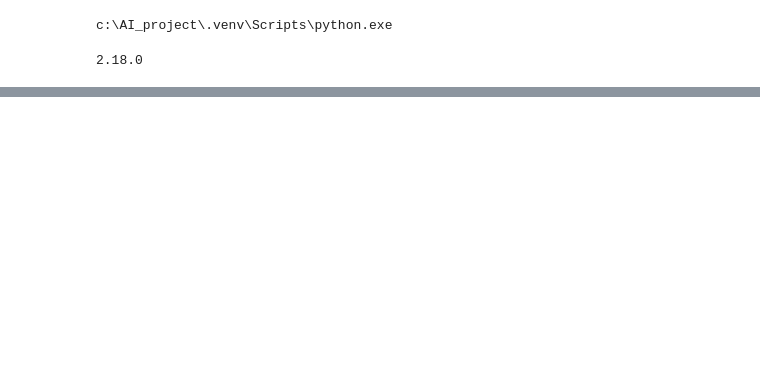
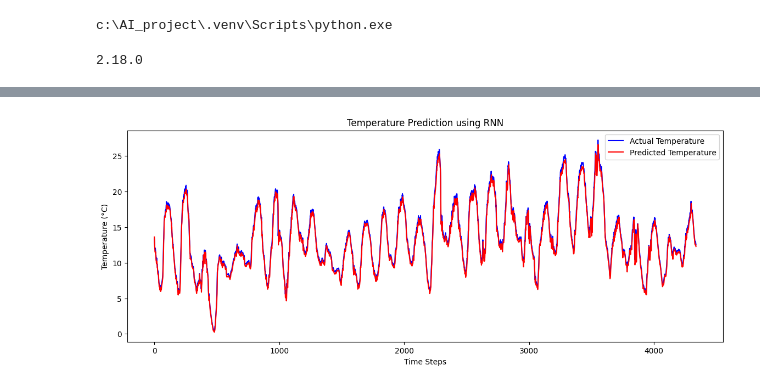
Before and after one commit to PlaidMoon99/AI_project, a Jupyter notebook: DeepLearning.ipynb, the cells around one changed output, grey strips where cells are left out. Drawn from its saved outputs; the diff is of its cells as text; code cells hidden in the pictures; blank space fills up the shorter version.

```diff
--- a/DeepLearning.ipynb
+++ b/DeepLearning.ipynb
@@ -73,0 +131,10 @@ print(sys.path)
+# %%
+# 3. RNN 모델 구성
+model = Sequential([
+    SimpleRNN(50, return_sequences=False, input_shape=(X.shape[1], 1)),
+    Dense(1)
+])
+model.compile(optimizer='adam', loss='mean_squared_error')
+# %%
+# 4. 모델 학습
+history = model.fit(X_train, y_train, epochs=5, batch_size=32, validation_data=(X_test, y_test))
@@ -73,0 +152,4 @@ print(sys.path)
+# %%
+# 5. 예측
+predictions = model.predict(X_test)
+predictions = scaler.inverse_transform(predictions)  # 정규화 복원
@@ -73,0 +158,15 @@ print(sys.path)
+# %%
+# 실제 값 복원
+actual_values = scaler.inverse_transform(y_test.reshape(-1, 1))
+# %%
+# 6. 시각화
+plt.figure(figsize=(14, 5))
+plt.plot(actual_values, label="Actual Temperature", color='blue')
+plt.plot(predictions, label="Predicted Temperature", color='red')
+plt.title('Temperature Prediction using RNN')
+plt.xlabel('Time Steps')
+plt.ylabel('Temperature (°C)')
+plt.legend()
+plt.show()
+# %% [output]
+[figure, added]
```
Also changed, not shown: parts of 47 cells of this notebook.
